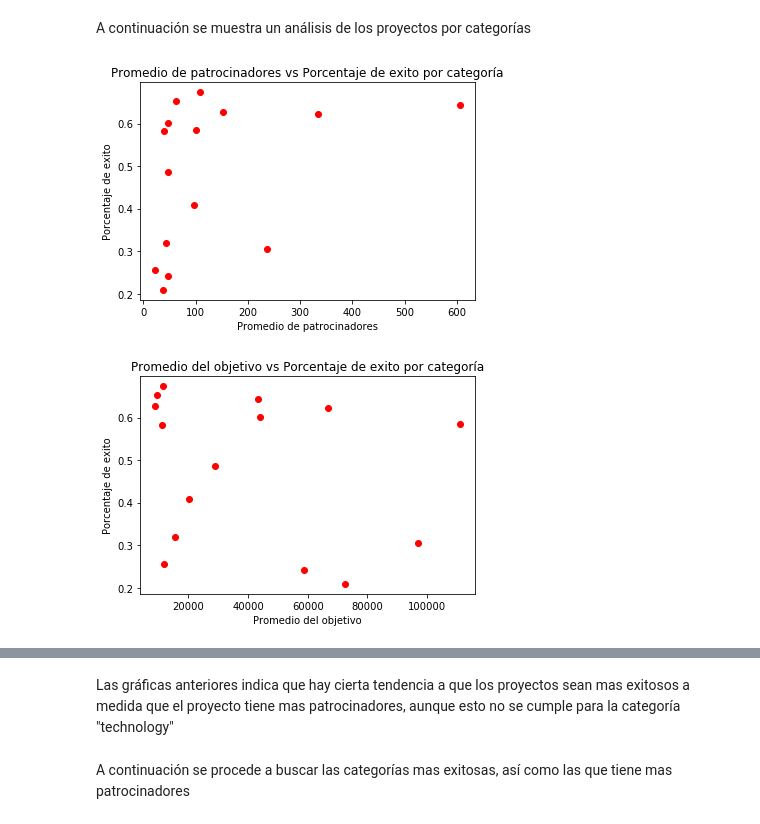
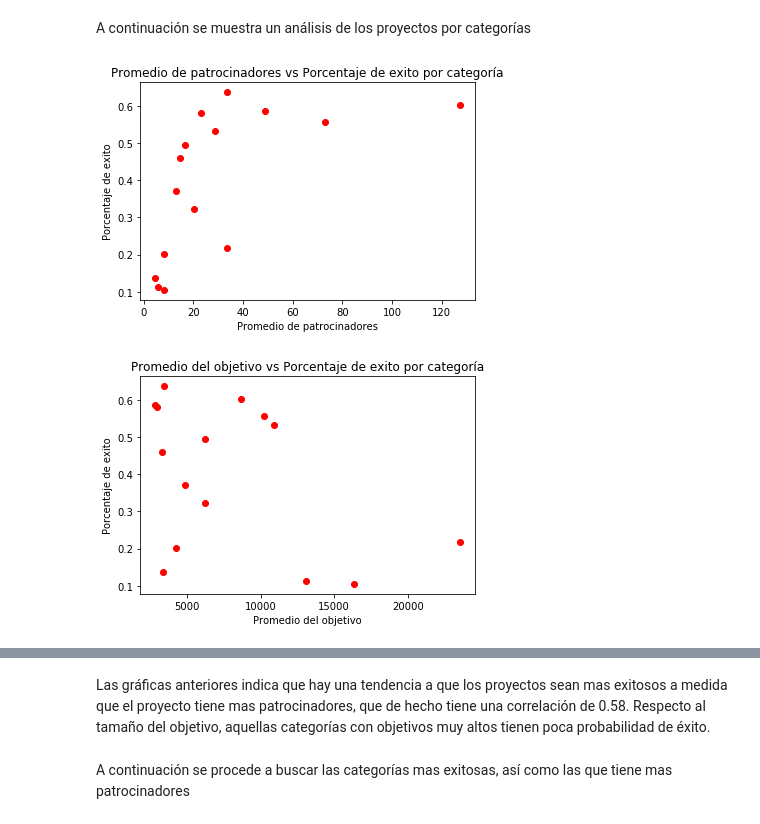
Before and after one commit to hagarciag/Trabajo_Inteligencia_Colectiva, a Jupyter notebook: ARS_arangoMI_arangoRA_carmonaF_garciaHA.ipynb, the cells around one changed output, grey strips where cells are left out. Saved outputs shown, nothing was run; the diff lists cells and outputs as text; code cells hidden in the pictures.

Commit message:
análisis por categoría, eliminados datos atípicos

```diff
--- a/ARS_arangoMI_arangoRA_carmonaF_garciaHA.ipynb
+++ b/ARS_arangoMI_arangoRA_carmonaF_garciaHA.ipynb
@@ -103,9 +103,14 @@ Continuando con un análisis
 # %% [markdown]
 A continuación se muestra un análisis de los proyectos por categorías
 # %%
+
 import pandas
 import matplotlib.pyplot as plt
 import numpy as np
+import scipy.stats as st
+
+import imp
+imp.reload(plt)
 
 # Leer el archivo consolidado
 file = pandas.read_csv("consolidado.csv", skiprows = 0, sep = ';', header=0)
@@ -114,44 +119,84 @@ file = pandas.read_csv("consolidado.csv", skiprows = 0, sep = ';', header=0)
 file['state'] = file['state'].replace('successful', 1)
 file['state'] = file['state'].replace('failed', 0)
 
-# Por categoría, obtener la cantidad de proyectos, el porcentaje de exitos
-# el promedio de patrocinadores y el promedio del tamaño del objetivo
+
+# Eliminar datos atípicos en cada categoría
+# usar intervalo de confianza del 99%, y eliminar los mayores a estos, pues
+# se consideran atípicos
+categorias = file['category'].unique()
+for cat in categorias:
+    filec = file.loc[file['category'] == cat]
+    # Se obtienen los indices de los valores atípicos para los campos
+    # goal (objetivo) y backers_count (numero de patrocinadores)
+    confianzaG = st.t.interval(0.99,
+                         len(filec)-1,
+                         loc=np.mean(filec['goal']),
+                         scale=st.sem(filec['goal']) )
+
+    confianzaB = st.t.interval(0.99,
+                         len(filec)-1,
+                         loc=np.mean(filec['backers_count']),
+                         scale=st.sem(filec['backers_count'])  )
+
+    # Se eliminan los proyectos con datos atípicos
+    file.drop( file[  (file['goal'] > confianzaG[1]) &
+                    (file['category'] == cat)  ].index , inplace = True )
+
+    file.drop( file[  (file['backers_count'] > confianzaB[1] ) &
+                    (file['category'] == cat)  ].index , inplace = True )
+
+
+
+# Por categoría, obtener la cantidad de proyectos,el porcentaje de exitos
+# el promedio de patrocinadores
 frecuenciaCategoria = file.groupby('category').agg(
         {'backers_count':'mean', 'state':'mean', 'category':'count',
          'goal': 'mean'}
    )
-# Renombrar las columnas para un mas fácil uso
 frecuenciaCategoria.columns = ['Patrocinadores', 'Exito', 'Cantidad', 'Objetivo']
 frecuenciaCategoria.reset_index(inplace=True)
 frecuenciaCategoria.columns = ['Categoria', 'Patrocinadores', 'Exito', 'Cantidad', 'Objetivo']
 
 
-# Reordenar según el promedio de patrocinadores
+# reordenar según la cantidad de patrocinadores
 frecuenciaCategoria.sort_values(by = ['Patrocinadores'], inplace = True)
 frecuenciaCategoria.reset_index(inplace=True, drop = True)
 
-# Graficar el promedio de patrocinadores vs el éxito obtenido
+# graficar la cantidad de patrocinadores vs en éxito obtenido
 plt.figure()
 plt.plot( list(frecuenciaCategoria['Patrocinadores']),
           list(frecuenciaCategoria['Exito']),
           'ro')
 plt.title('Promedio de patrocinadores vs Porcentaje de exito por categoría')
 plt.xlabel('Promedio de patrocinadores')
 plt.ylabel('Porcentaje de exito')
 plt.show(block=False)
 
 
-# Graficar el tamaño promedio del objetivo vs el éxito obtenido
+# graficar la cantidad de patrocinadores vs en éxito obtenido
 plt.figure()
 plt.plot( list(frecuenciaCategoria['Objetivo']),
           list(frecuenciaCategoria['Exito']),
           'ro')
 plt.title('Promedio del objetivo vs Porcentaje de exito por categoría')
 plt.xlabel('Promedio del objetivo')
 plt.ylabel('Porcentaje de exito')
 plt.show(block=False)
 
+
+print('')
+print('')
+
+print("Correlación entre promedio de patrocinadores y porcentaje de exito entre categorias")
+print(np.corrcoef(list(frecuenciaCategoria['Patrocinadores']),
+                    list(frecuenciaCategoria['Exito']))[0][1]
+)
+
+
+print('')
+print('')
+
 print(frecuenciaCategoria)
 # %% [output]
-[figure, old version]
+[figure, new version]
-[figure, old version]
+[figure, new version]
@@ -174,5 +223,6 @@ print(frecuenciaCategoria)
 # %% [markdown]
-Las gráficas anteriores indica que hay cierta tendencia a que los proyectos sean mas exitosos a medida que el proyecto tiene mas patrocinadores, aunque esto no se cumple para la categoría "technology"
+Las gráficas anteriores indica que hay una tendencia a que los proyectos sean mas exitosos a medida que el proyecto tiene mas patrocinadores, que de hecho tiene una correlación de 0.58.
+Respecto al tamaño del objetivo, aquellas categorías con objetivos muy altos tienen poca probabilidad de éxito.
 # %% [markdown]
 A continuación se procede a buscar las categorías mas exitosas, así como las que tiene mas patrocinadores
 # %%
```
Also changed, not shown: parts of 7 cells of this notebook.
